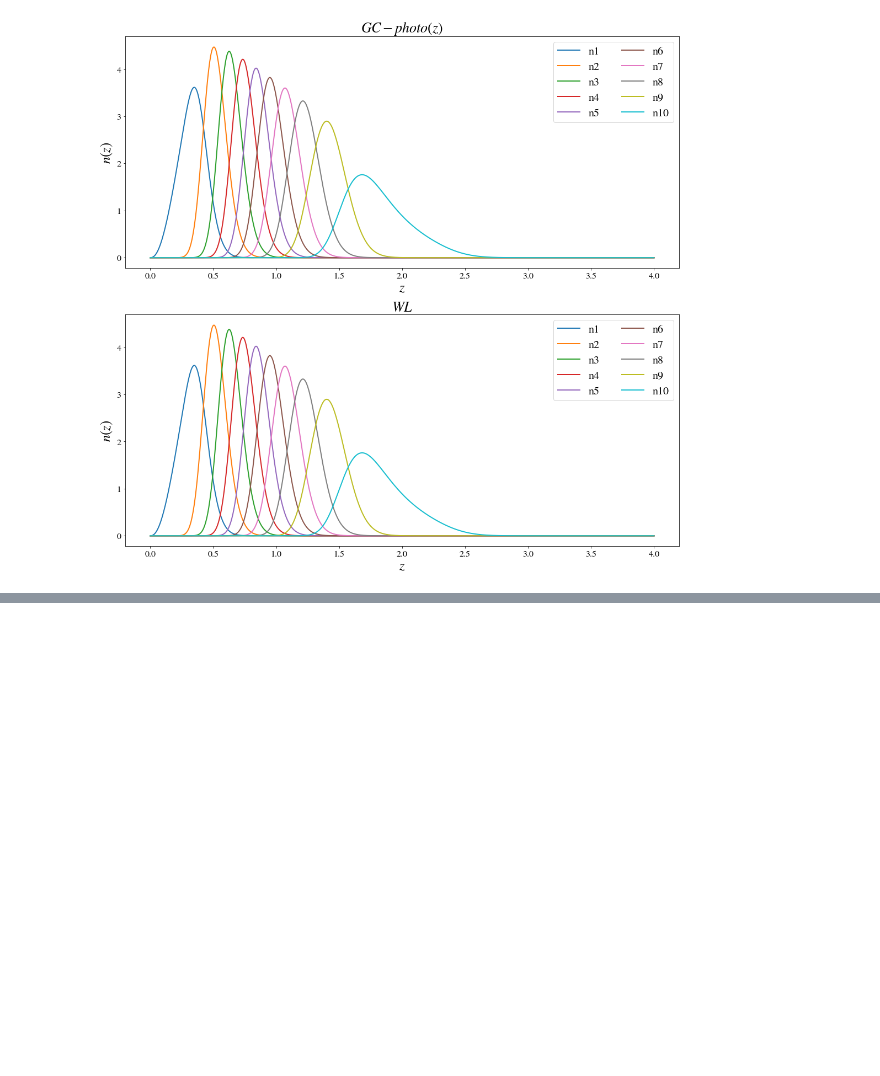
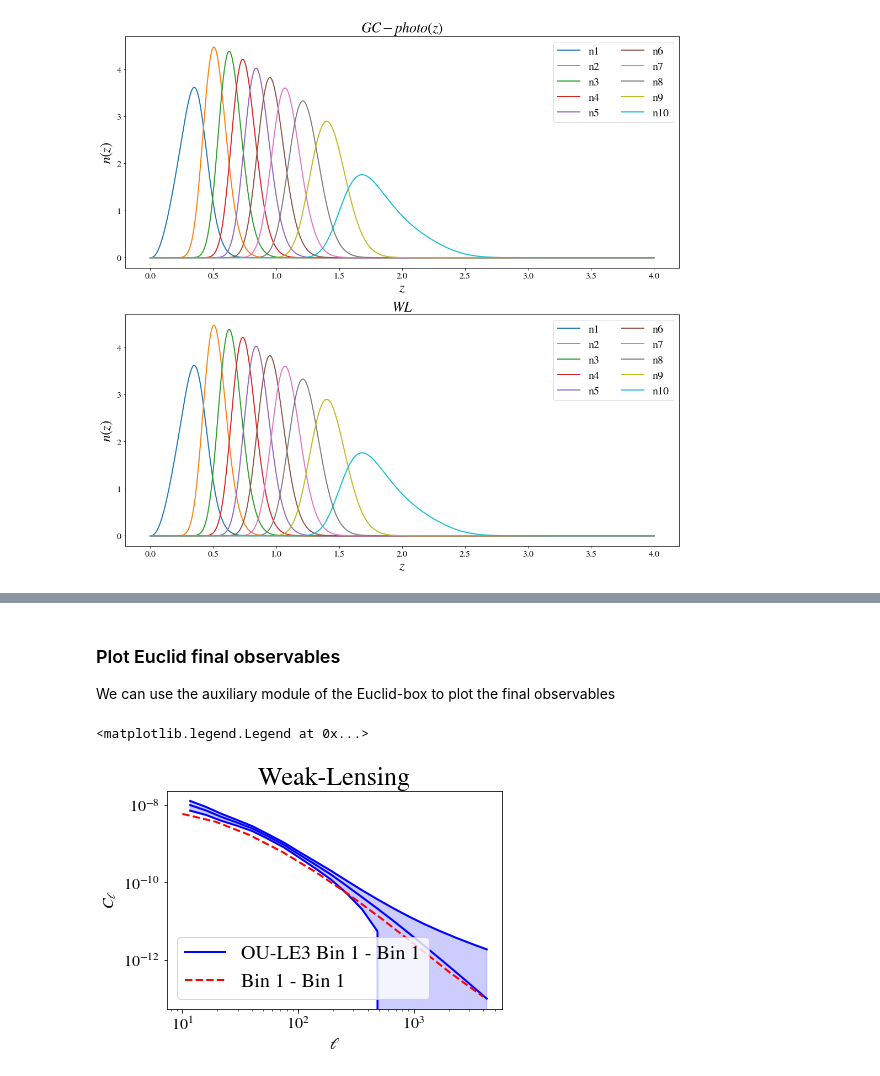
Before and after one commit to testarnyttnamn/testnamemaster, a Jupyter notebook: DEMO.ipynb, the cells around one changed output, grey strips where cells are left out. Drawn from its saved outputs; the diff is of its cells as text; code cells hidden in the pictures; blank space fills up the shorter version.

```diff
--- a/DEMO.ipynb
+++ b/DEMO.ipynb
@@ -422,0 +468,4 @@ axs[1].legend(ncol=2);
+# %% [markdown]
+### Plot Euclid final observables
+
+We can use the auxiliary module of the Euclid-box to plot the final observables
@@ -422,0 +475,19 @@ axs[1].legend(ncol=2);
+# %%
+# Weak-Lensing
+
+fig1 = plt.figure()
+ax1 = fig1.add_subplot(1, 1, 1)
+
+pl_inst = Plotter(cosmo_dic=like.cosmo.cosmo_dic)
+
+ax1 = pl_inst.plot_external_Cl_phot(1, 1, ax1, probe='WL')
+ax1 = pl_inst.plot_Cl_phot(np.logspace(1, 3.6, 10), 1, 1, ax1, probe='WL', pl_colour='r', pl_linestyle='--')
+ax1.set_xlabel(r'$\ell$', fontsize=16)
+ax1.set_ylabel(r'$C_\ell$', fontsize=16)
+ax1.set_xscale('log')
+ax1.set_yscale('log')
+ax1.set_title('Weak-Lensing')
+ax1.legend()
+# %% [output]
+<matplotlib.legend.Legend at 0x...>
+[figure, added]
```
Also changed, not shown: parts of 17 cells of this notebook.
